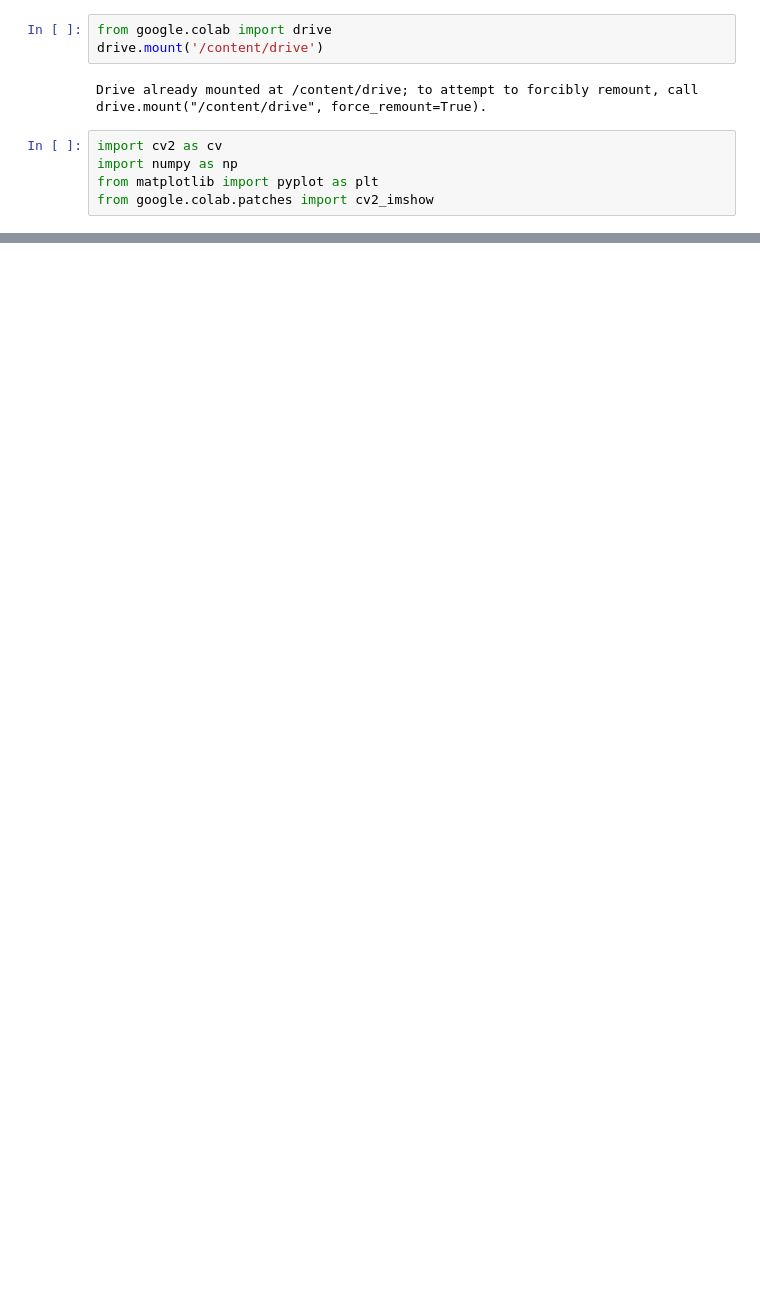
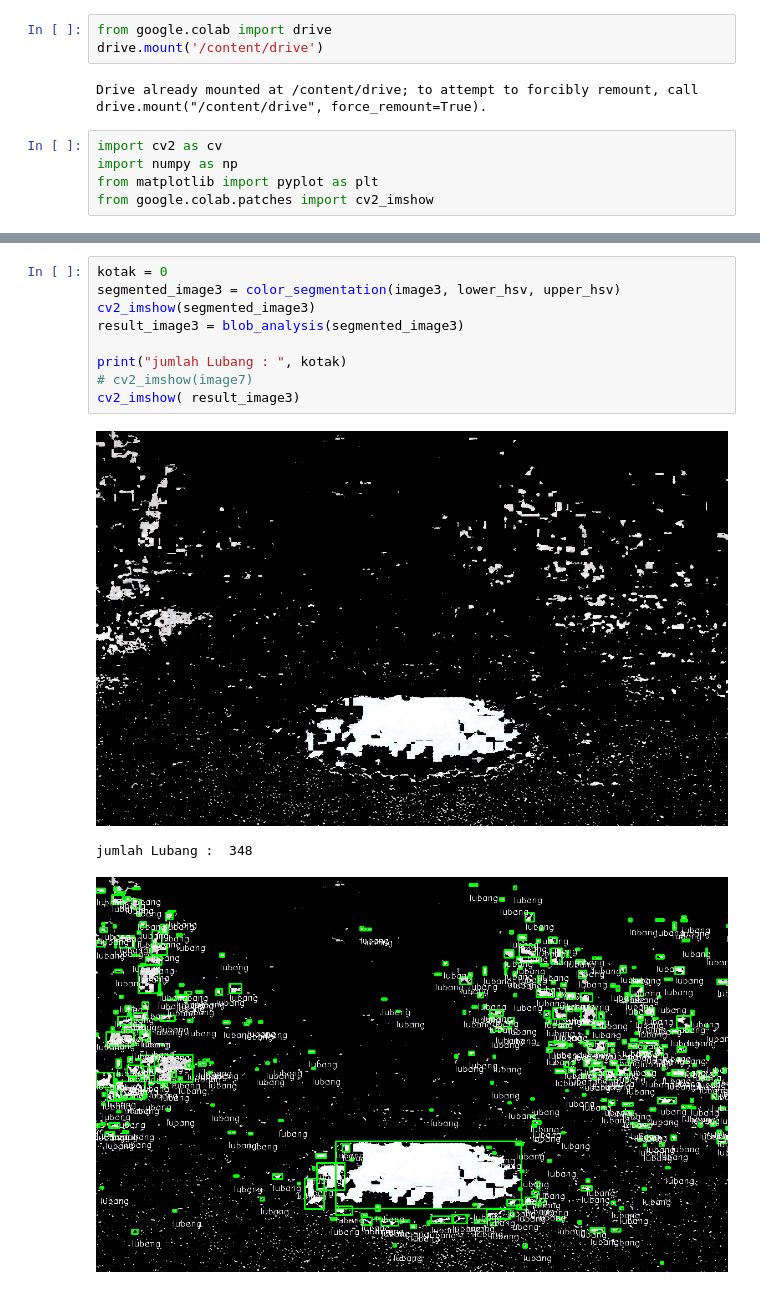
Before and after one commit to K2FA/PCVK_Genap_2021, a Jupyter notebook: ProjekAkhir.ipynb, the cells around one changed output, grey strips where cells are left out. Drawn from its saved outputs; the diff is of its cells as text; blank space fills up the shorter version.

```diff
--- a/ProjekAkhir.ipynb
+++ b/ProjekAkhir.ipynb
@@ -96,0 +135,13 @@ jumlah Lubang :  10
+# %%
+kotak = 0
+segmented_image3 = color_segmentation(image3, lower_hsv, upper_hsv)
+cv2_imshow(segmented_image3)
+result_image3 = blob_analysis(segmented_image3)
+
+print("jumlah Lubang : ", kotak)
+# cv2_imshow(image7)
+cv2_imshow( result_image3)
+# %% [output]
+[figure, added]
+jumlah Lubang :  348
+[figure, added]
```
Also changed, not shown: parts of 11 cells of this notebook.
